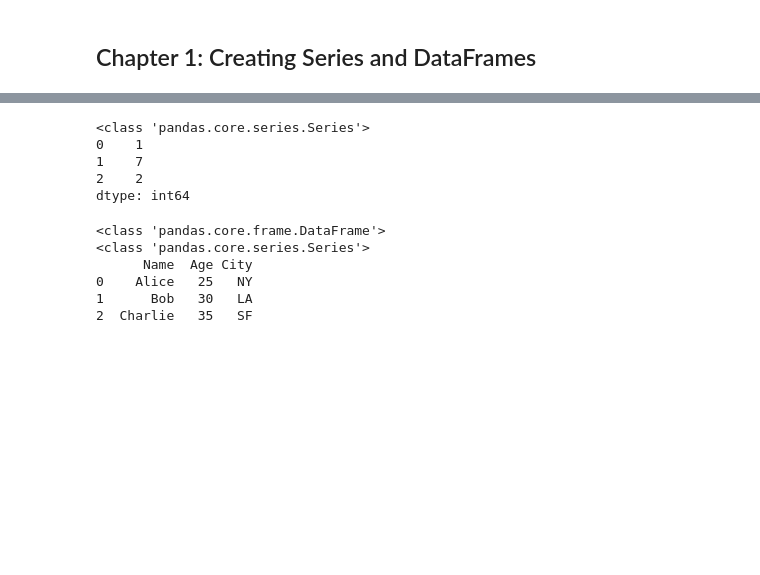
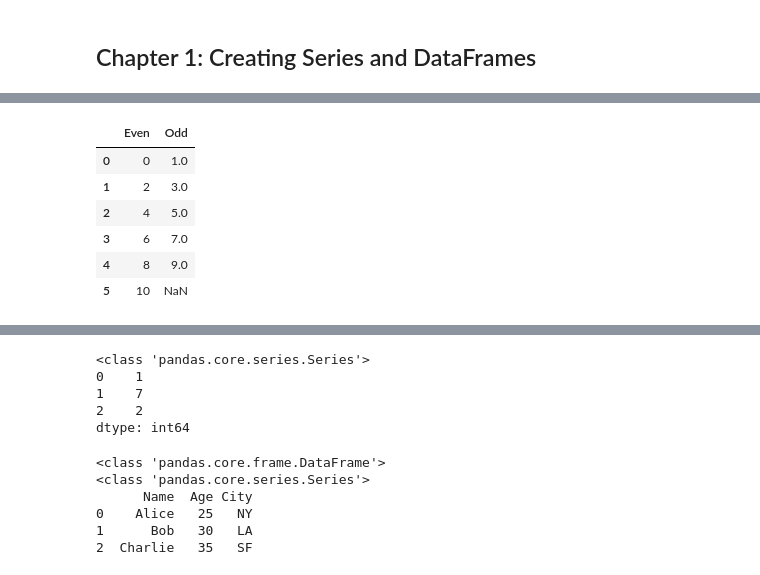
Before and after one commit to BeelzebubCode/Python-Tutorial, a Jupyter notebook: 66310837/Machine_Learning/IntroToPandas01.ipynb, the cells around one changed output, grey strips where cells are left out. Saved outputs shown, nothing was run; the diff lists cells and outputs as text; code cells hidden in the pictures; blank space fills up the shorter version.

```diff
--- a/66310837/Machine_Learning/IntroToPandas01.ipynb
+++ b/66310837/Machine_Learning/IntroToPandas01.ipynb
@@ -38,0 +138,19 @@ myDataFrames = pd.DataFrame(data)
+# %%
+numbers = np.arange(0, 11)
+even = pd.Series(numbers[numbers % 2 == 0])
+odd = pd.Series(numbers[numbers % 2 != 0])
+
+data = {
+    "Even": even,
+    "Odd": odd
+}
+df = pd.DataFrame(data=data)
+df
+# %% [output]
+|  | Even | Odd |
+| 0 | 0 | 1.0 |
+| 1 | 2 | 3.0 |
+| 2 | 4 | 5.0 |
+| 3 | 6 | 7.0 |
+| 4 | 8 | 9.0 |
+| 5 | 10 | NaN |
```
Also changed, not shown: parts of 9 cells of this notebook, 1 other file.
